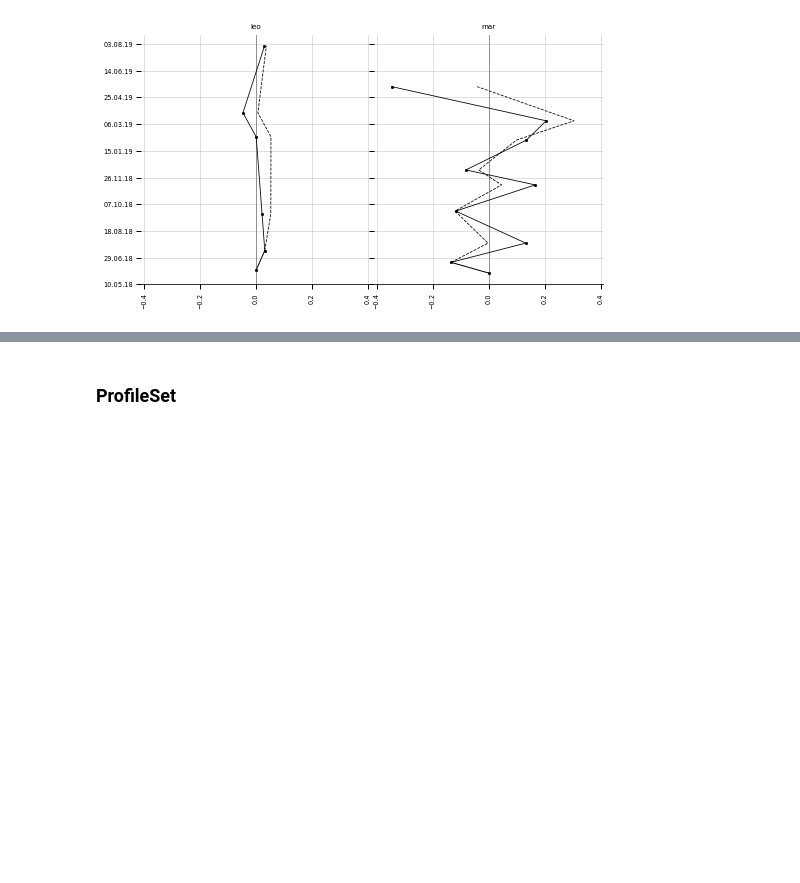
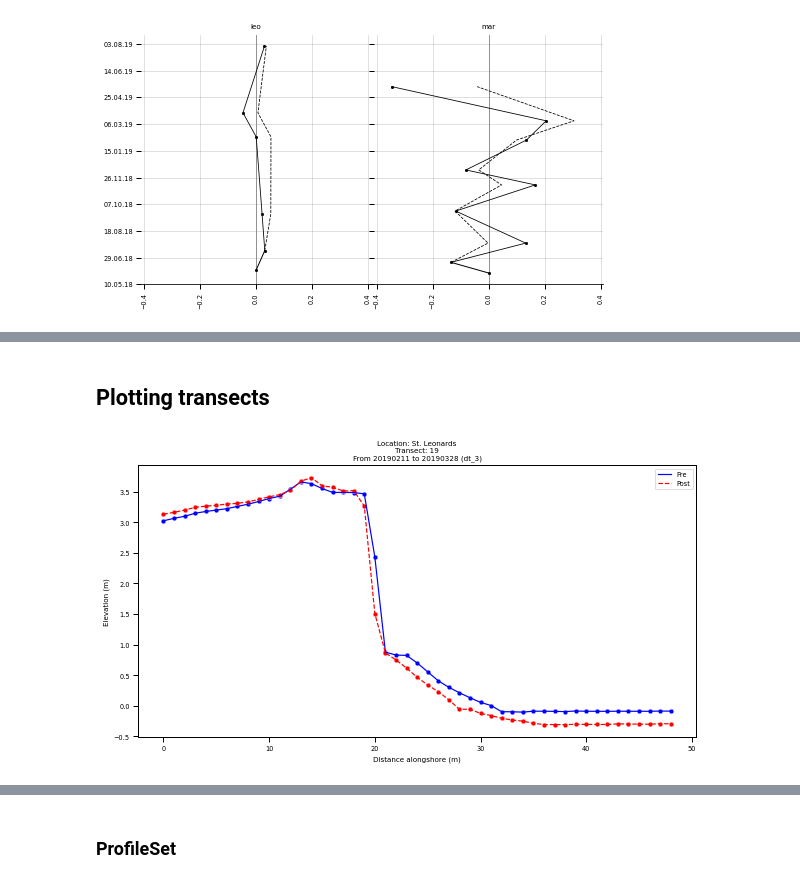
Before and after one commit to npucino/sandpyper, a Jupyter notebook: examples/Example_1_Profile_extraction-CLASS.ipynb, the cells around one changed output, grey strips where cells are left out. Cells and saved outputs as stored; diff of their text form; code cells hidden in the pictures; blank space fills up the shorter version.

```diff
--- a/examples/Example_1_Profile_extraction-CLASS.ipynb
+++ b/examples/Example_1_Profile_extraction-CLASS.ipynb
@@ -83,0 +293,2 @@ D.plot_mec_evolution(location_field="location",
+# %% [markdown]
+## Plotting transects
@@ -83,0 +297,24 @@ D.plot_mec_evolution(location_field="location",
+# %%
+f,ax=plt.subplots(1, figsize=(10,5))
+
+location='leo'
+tr_id=19
+dt='dt_3'
+
+data=D.dh_df.query(f"location=='{location}' and tr_id=={tr_id} and dt=='{dt}'")
+details=D.dh_details.query(f"location=='{location}' and dt == '{dt}'")
+full_loc=details.iloc[0]["loc_full"]
+from_date=details.iloc[0]["date_pre"]
+to_date=details.iloc[0]["date_post"]
+
+sb.scatterplot(data=data, x="distance", y='z_pre', color='b')
+sb.lineplot(data=data,x="distance",y='z_pre', color="b", label='Pre')
+
+sb.scatterplot(data=data, x="distance", y='z_post', color='r')
+sb.lineplot(data=data,x="distance",y='z_post', color="r",ls='--', label='Post')
+
+ax.set_ylabel('Elevation (m)')
+ax.set_xlabel('Distance alongshore (m)')
+ax.set_title(f"Location: {full_loc}\nTransect: {tr_id}\nFrom {from_date} to {to_date} ({dt})");
+# %% [output]
+[figure, added]
```
Also changed, not shown: parts of 8 cells of this notebook, 5 other files.
